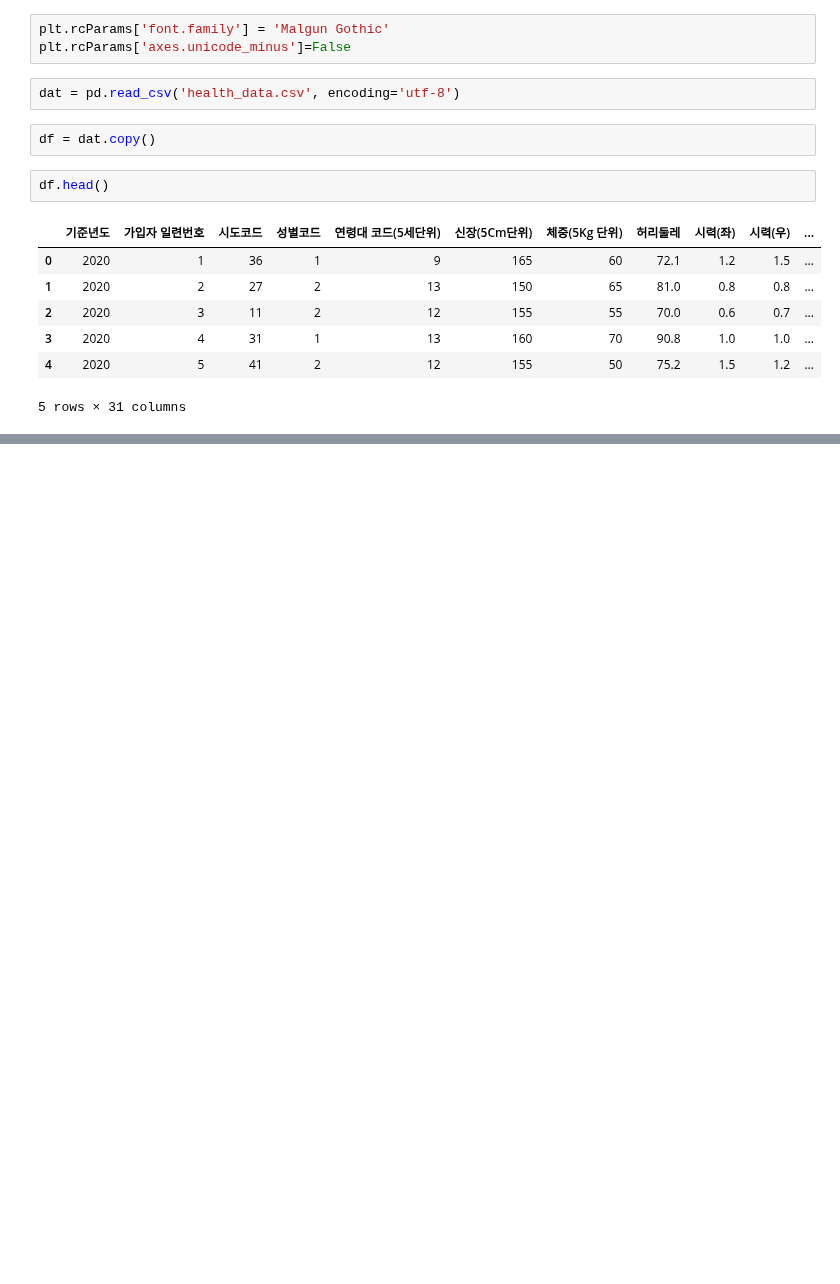
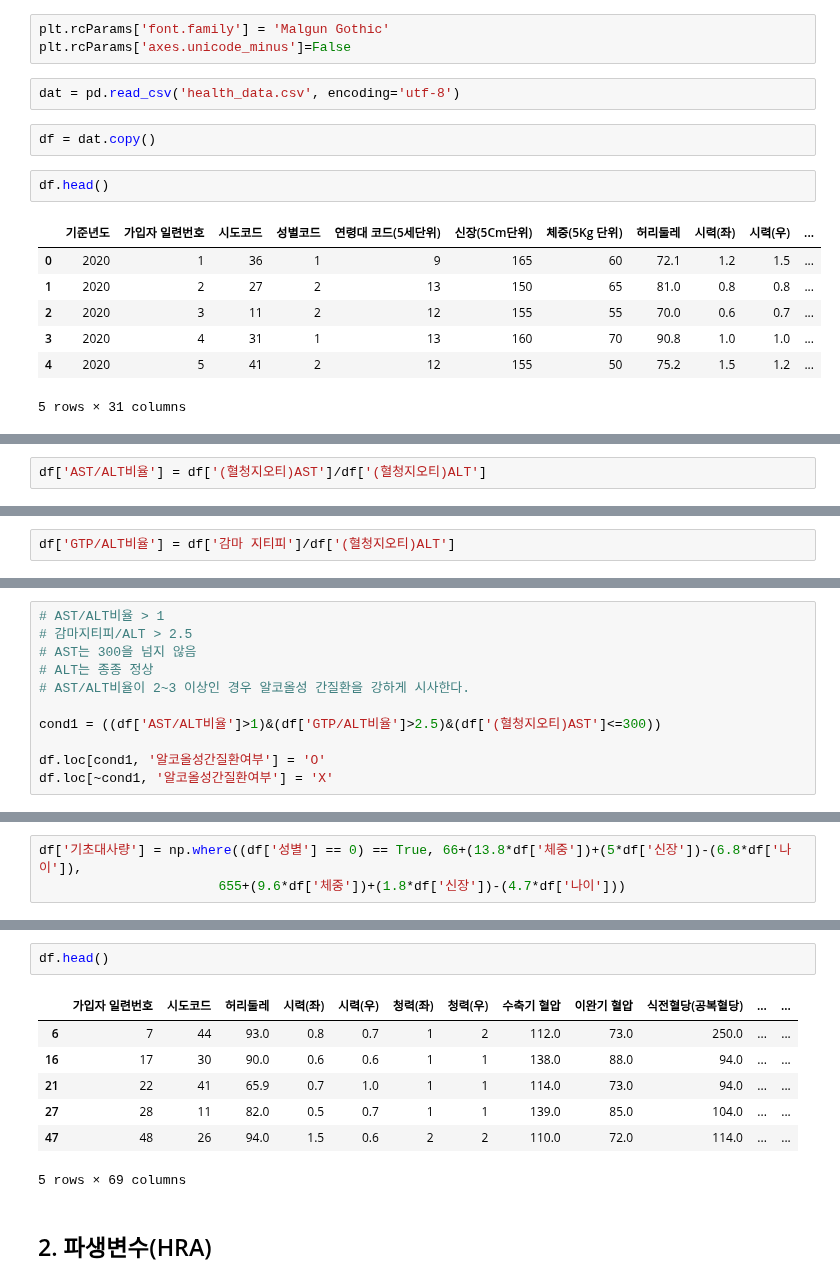
Before and after one commit to arkwith7/aSSIST_ML, a Jupyter notebook: Health_Checkup_Data_Preprocessing.ipynb, the cells around one changed output, grey strips where cells are left out. Cells and saved outputs as stored; diff of their text form; blank space fills up the shorter version.

```diff
--- a/Health_Checkup_Data_Preprocessing.ipynb
+++ b/Health_Checkup_Data_Preprocessing.ipynb
@@ -30,0 +625,2 @@ df.head()
+# %%
+df['AST/ALT비율'] = df['(혈청지오티)AST']/df['(혈청지오티)ALT']
@@ -30,0 +629,2 @@ df.head()
+# %%
+df['GTP/ALT비율'] = df['감마 지티피']/df['(혈청지오티)ALT']
@@ -30,0 +633,11 @@ df.head()
+# %%
+# AST/ALT비율 > 1
+# 감마지티피/ALT > 2.5
+# AST는 300을 넘지 않음
+# ALT는 종종 정상
+# AST/ALT비율이 2~3 이상인 경우 알코올성 간질환을 강하게 시사한다.
+
+cond1 = ((df['AST/ALT비율']>1)&(df['GTP/ALT비율']>2.5)&(df['(혈청지오티)AST']<=300))
+
+df.loc[cond1, '알코올성간질환여부'] = 'O'
+df.loc[~cond1, '알코올성간질환여부'] = 'X'
@@ -30,0 +646,3 @@ df.head()
+# %%
+df['기초대사량'] = np.where((df['성별'] == 0) == True, 66+(13.8*df['체중'])+(5*df['신장'])-(6.8*df['나이']),
+                       655+(9.6*df['체중'])+(1.8*df['신장'])-(4.7*df['나이']))
@@ -30,0 +671,12 @@ df.head()
+# %%
+df.head()
+# %% [output]
+|  | 가입자 일련번호 | 시도코드 | 허리둘레 | 시력(좌) | 시력(우) | 청력(좌) | 청력(우) | 수축기 혈압 | 이완기 혈압 | 식전혈당(공복혈당) | ... | ... |
+| 6 | 7 | 44 | 93.0 | 0.8 | 0.7 | 1 | 2 | 112.0 | 73.0 | 250.0 | ... | ... |
+| 16 | 17 | 30 | 90.0 | 0.6 | 0.6 | 1 | 1 | 138.0 | 88.0 | 94.0 | ... | ... |
+| 21 | 22 | 41 | 65.9 | 0.7 | 1.0 | 1 | 1 | 114.0 | 73.0 | 94.0 | ... | ... |
+| 27 | 28 | 11 | 82.0 | 0.5 | 0.7 | 1 | 1 | 139.0 | 85.0 | 104.0 | ... | ... |
+| 47 | 48 | 26 | 94.0 | 1.5 | 0.6 | 2 | 2 | 110.0 | 72.0 | 114.0 | ... | ... |
+5 rows × 69 columns
+# %% [markdown]
+## 2. 파생변수(HRA)
```
Also changed, not shown: parts of 107 cells of this notebook.
